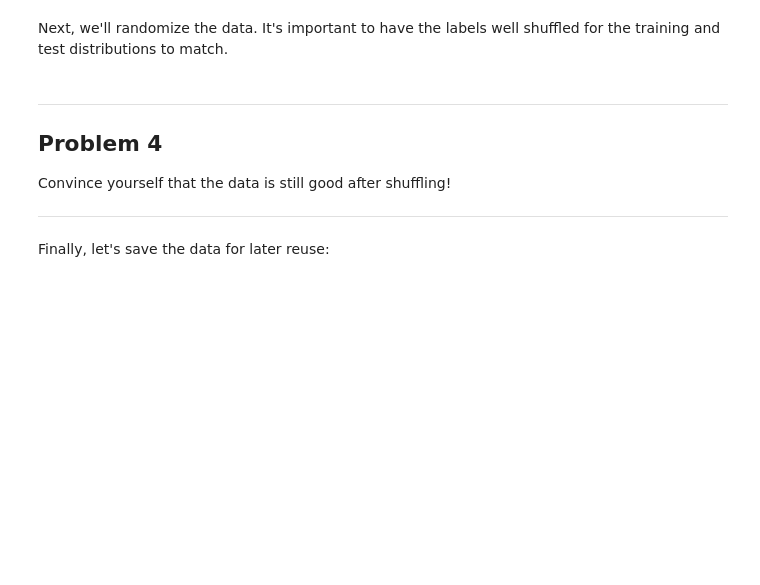
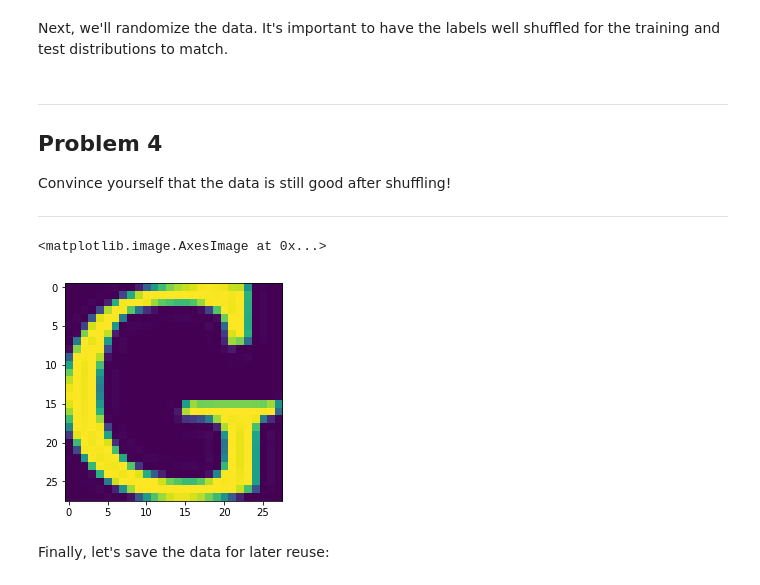
Before and after one commit to Arvhus/Playground, a Jupyter notebook: udacity_dl/notebooks/1_notmnist.ipynb, the cells around one changed output. Drawn from its saved outputs; the diff is of its cells as text; code cells hidden in the pictures; blank space fills up the shorter version.

```diff
--- a/udacity_dl/notebooks/1_notmnist.ipynb
+++ b/udacity_dl/notebooks/1_notmnist.ipynb
@@ -211,3 +228,8 @@ Problem 3
 Another check: we expect the data to be balanced across classes. Verify that.
 
 ---
+# %%
+for el in train_datasets:
+    with open(el, 'rb') as f:
+        letter_set = pickle.load(f)
+        print(el, len(letter_set))
@@ -292,6 +325,14 @@ Problem 4
 Convince yourself that the data is still good after shuffling!
 
 ---
+# %%
+sample_idx = np.random.randint(len(train_dataset))  # pick a random image index
+sample_image = train_dataset[sample_idx, :, :]  # extract a 2D slice
+plt.figure()
+plt.imshow(sample_image)
+# %% [output]
+<matplotlib.image.AxesImage at 0x...>
+[figure, added]
 # %% [markdown]
 Finally, let's save the data for later reuse:
 # %%
```
Also changed, not shown: parts of 27 cells of this notebook, 7 other files.
